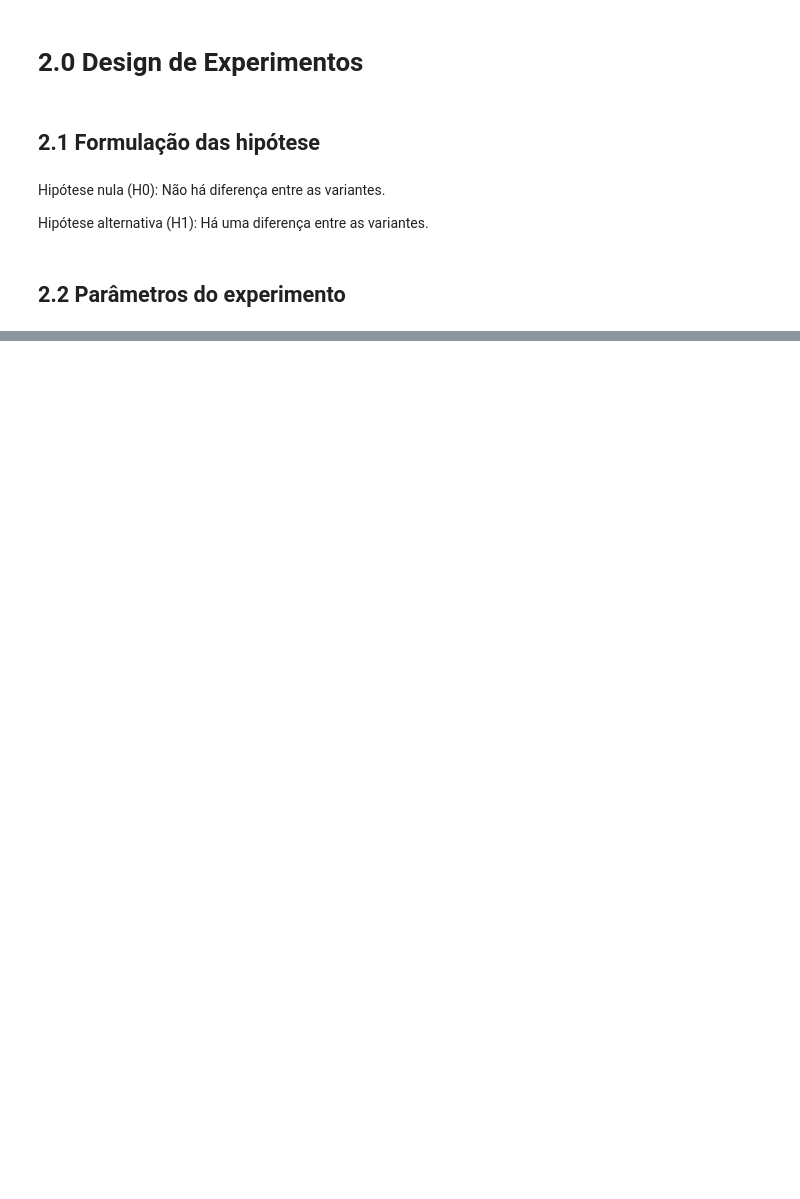
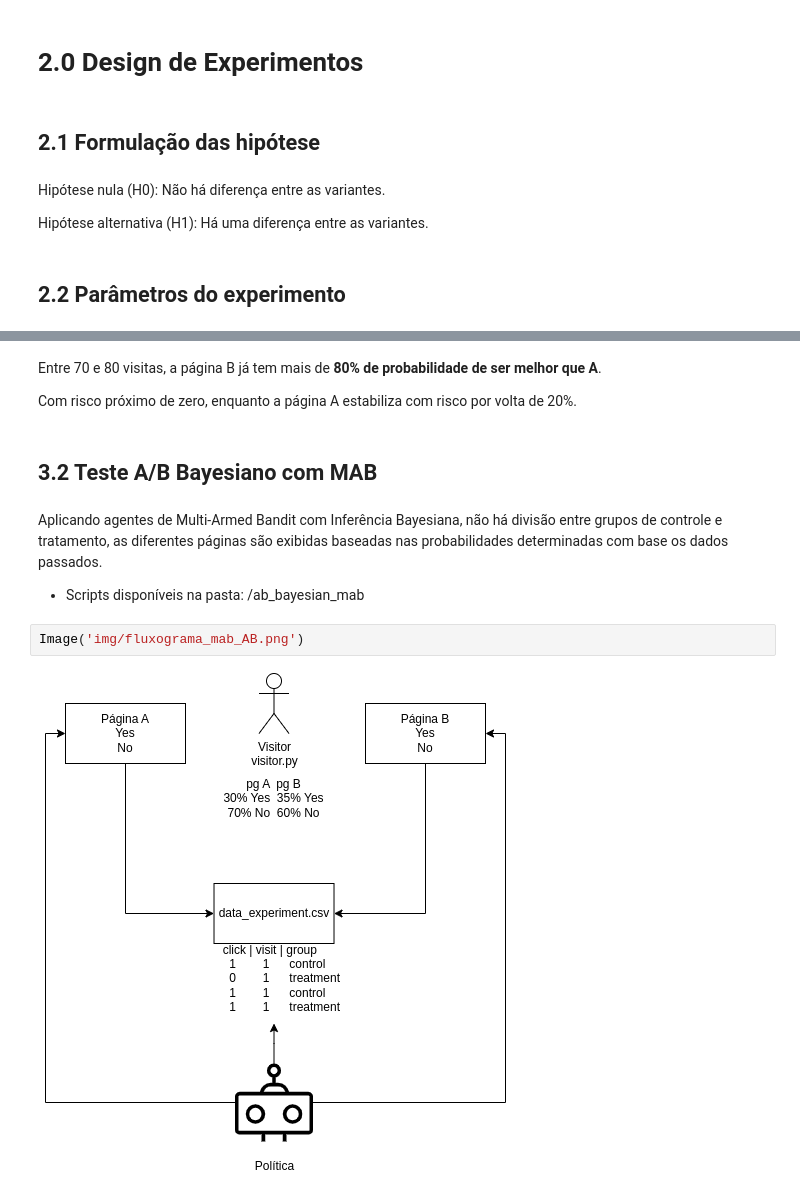
Before and after one commit to matheusventurads/ab-test, a Jupyter notebook: teste_bayesiano.ipynb, the cells around one changed output, grey strips where cells are left out. Drawn from its saved outputs; the diff is of its cells as text; blank space fills up the shorter version.

```diff
--- a/teste_bayesiano.ipynb
+++ b/teste_bayesiano.ipynb
@@ -140,0 +89,13 @@ A hipótese nula é rejeitada, há diferença significativa entre as variantes.
+# %% [markdown]
+Entre 70 e 80 visitas, a página B já tem mais de **80% de probabilidade de ser melhor que A**.
+
+Com risco próximo de zero, enquanto a página A estabiliza com risco por volta de 20%.
+# %% [markdown]
+## 3.2 Teste A/B Bayesiano com MAB
+# %% [markdown]
+Aplicando agentes de Multi-Armed Bandit com Inferência Bayesiana, não há divisão entre grupos de controle e tratamento, as diferentes páginas são exibidas baseadas nas probabilidades determinadas com base os dados passados.
+- Scripts disponíveis na pasta: /ab_bayesian_mab
+# %%
+Image('img/fluxograma_mab_AB.png')
+# %% [output]
+[figure, added]
```
Also changed, not shown: parts of 37 cells of this notebook, 1 other file.
